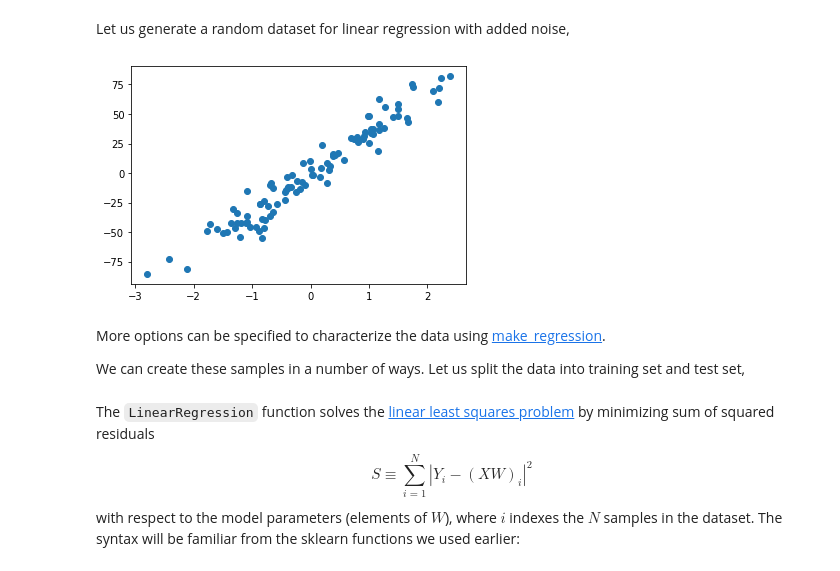
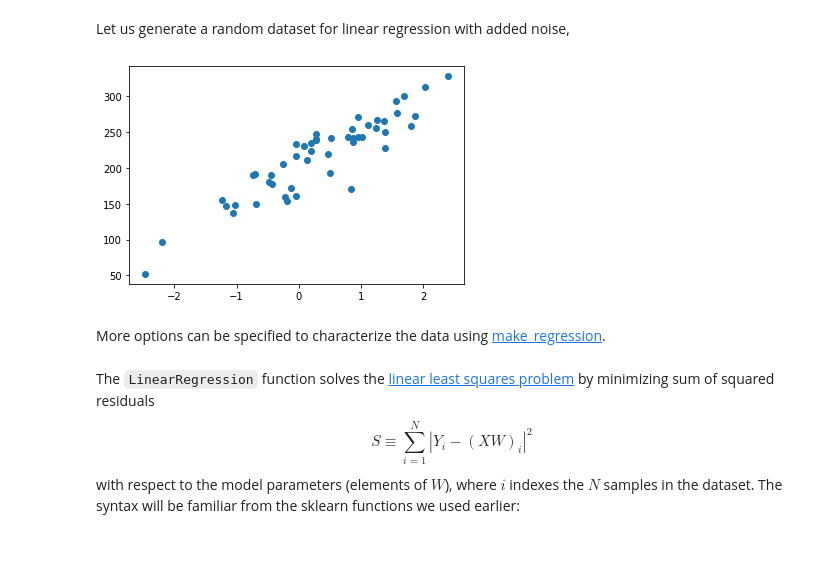
Before and after one commit to bkalita23/MLinSummer20, a Jupyter notebook: SupervisedLearning2.ipynb, the cells around one changed output. Saved outputs shown, nothing was run; the diff lists cells and outputs as text; code cells hidden in the pictures.

```diff
--- a/SupervisedLearning2.ipynb
+++ b/SupervisedLearning2.ipynb
@@ -34,16 +34,14 @@ where, in general, all quantities are matrices, the model parameters are the ele
 Let us generate a random dataset for linear regression with added noise,
 # %%
 from sklearn.datasets import make_regression
-gen = np.random.RandomState(seed=123)
+gen = np.random.RandomState(seed=246)
 #change seed value to get a completely different dataset.
 # generate regression dataset
-X, y = make_regression(n_samples=100, n_features=1, noise=10, random_state=gen)
+X, y = make_regression(n_samples=50, n_features=1, noise=20, bias =200, random_state=gen)
 #No. of sample and noise can be changed
 plt.scatter(X,y)
 plt.show()
 # %% [output]
-[figure, old version]
+[figure, new version]
 # %% [markdown]
 More options can be specified to characterize the data using [make_regression](https://scikit-learn.org/stable/modules/generated/sklearn.datasets.make_regression.html).
-
-We can create these samples in a number of ways. Let us split the data into training set and test set,
```
Also changed, not shown: parts of 19 cells of this notebook.
